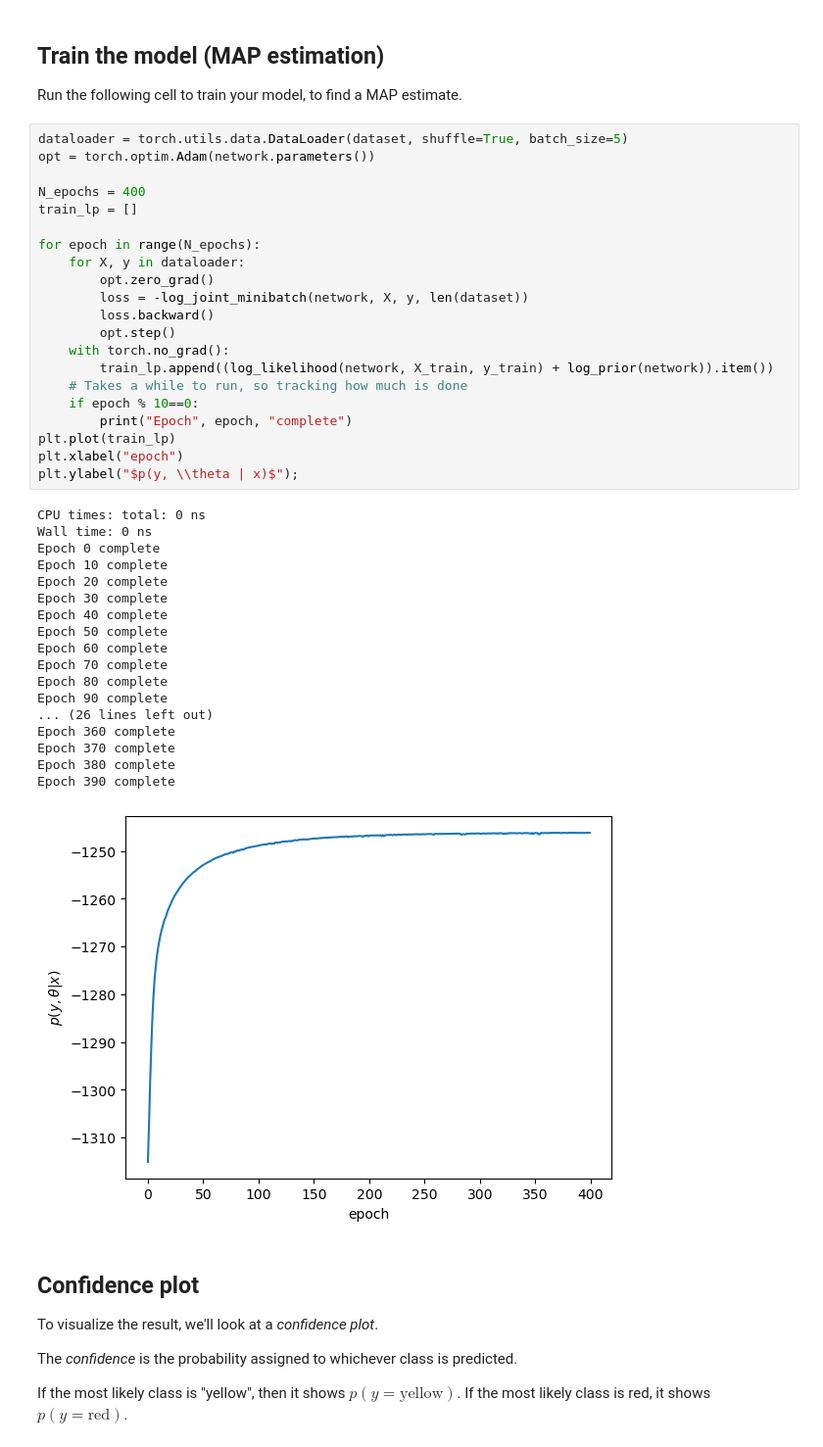
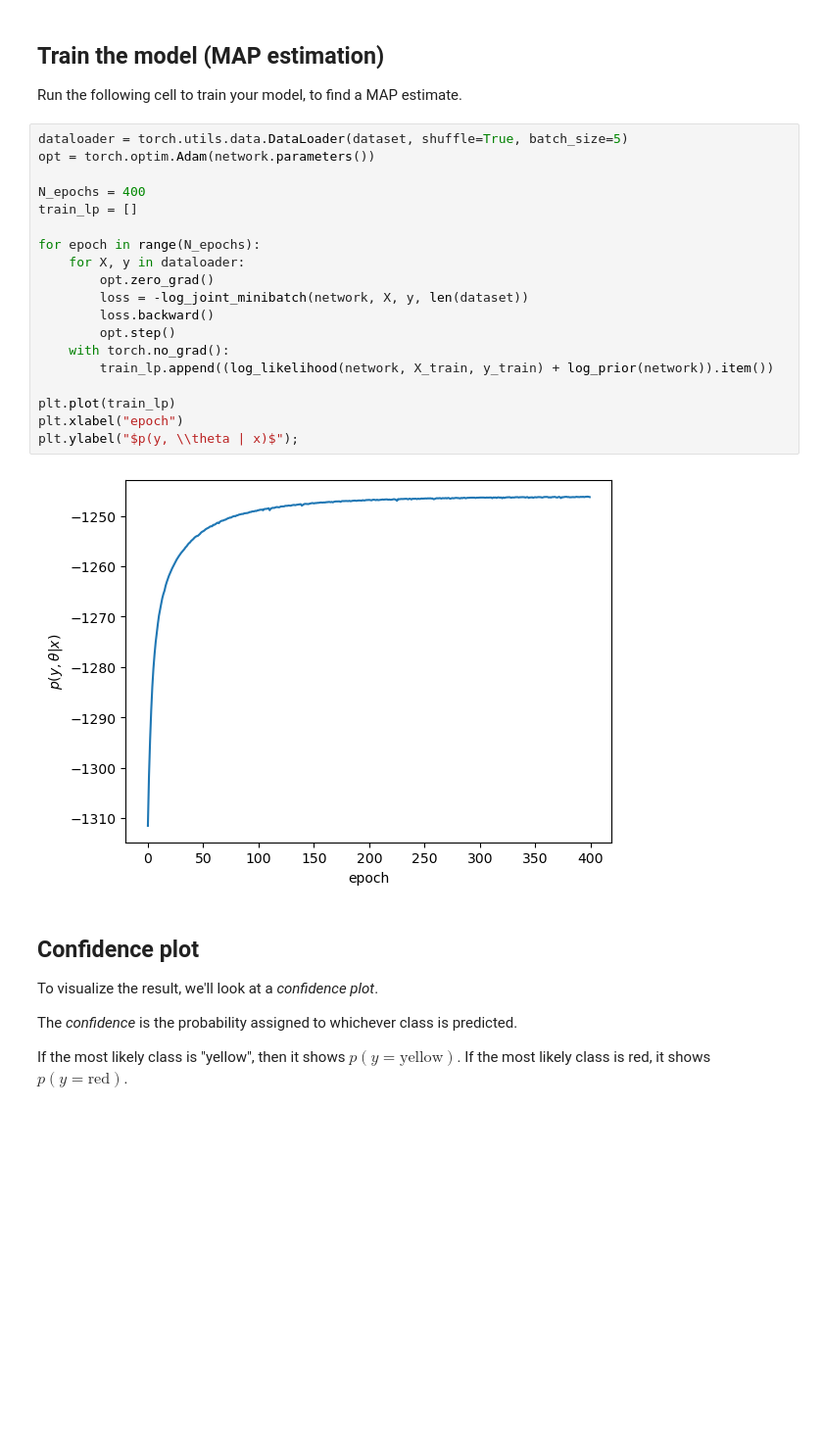
Before and after one commit to rorycreedon/bayesian-deep-learning-coursework-two, a Jupyter notebook: (Part 1) Uncertainty quantification.ipynb, the cells around one changed output. Shown at 98% size. Saved outputs shown, nothing was run; the diff lists cells and outputs as text; blank space fills up the shorter version.

```diff
--- a/(Part 1) Uncertainty quantification.ipynb
+++ b/(Part 1) Uncertainty quantification.ipynb
@@ -164,43 +164,24 @@ Run the following cell to train your model, to find a MAP estimate.
 # %%
 dataloader = torch.utils.data.DataLoader(dataset, shuffle=True, batch_size=5)
 opt = torch.optim.Adam(network.parameters())
 
 N_epochs = 400
 train_lp = []
 
 for epoch in range(N_epochs):
     for X, y in dataloader:
         opt.zero_grad()
         loss = -log_joint_minibatch(network, X, y, len(dataset))
         loss.backward()
         opt.step()
     with torch.no_grad():
         train_lp.append((log_likelihood(network, X_train, y_train) + log_prior(network)).item())
-    # Takes a while to run, so tracking how much is done
-    if epoch % 10==0:
-        print("Epoch", epoch, "complete")
+
 plt.plot(train_lp)
 plt.xlabel("epoch")
 plt.ylabel("$p(y, \\theta | x)$");
 # %% [output]
-CPU times: total: 0 ns
-Wall time: 0 ns
-Epoch 0 complete
-Epoch 10 complete
-Epoch 20 complete
-Epoch 30 complete
-Epoch 40 complete
-Epoch 50 complete
-Epoch 60 complete
-Epoch 70 complete
-Epoch 80 complete
-Epoch 90 complete
-... (26 lines left out)
-Epoch 360 complete
-Epoch 370 complete
-Epoch 380 complete
-Epoch 390 complete
-[figure, old version]
+[figure, new version]
 # %% [markdown]
 ## Confidence plot
 
```
Also changed, not shown: parts of 10 cells of this notebook, 1 other file.
